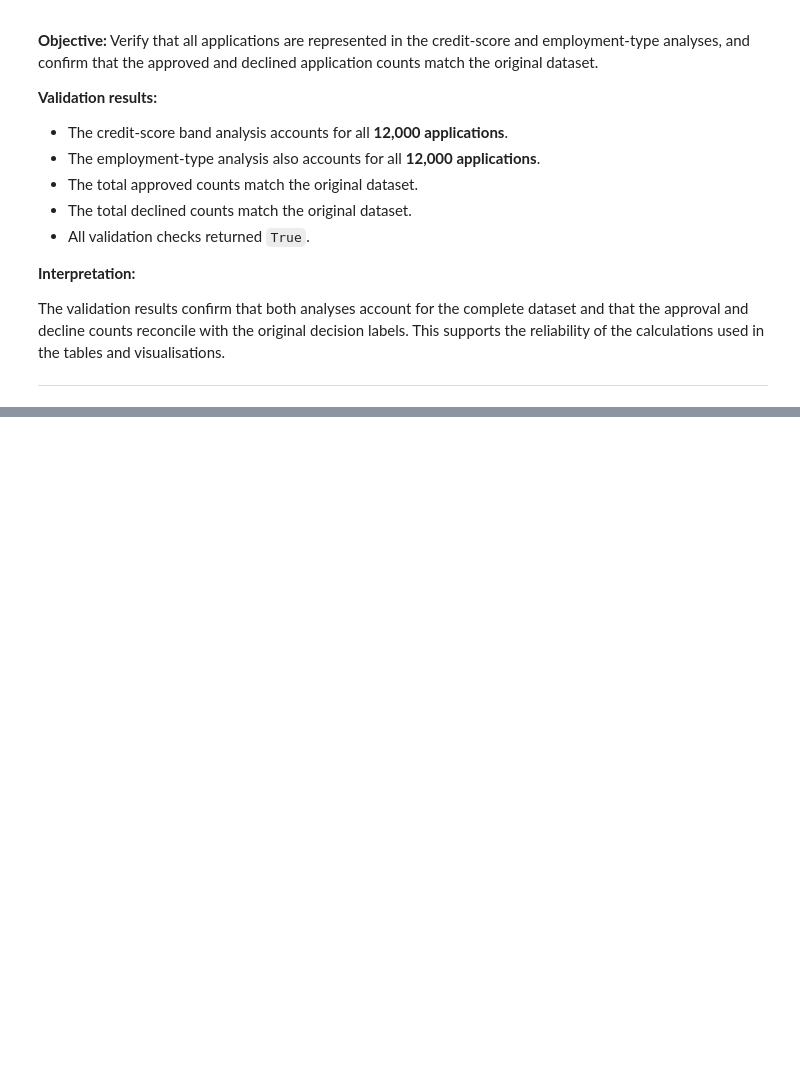
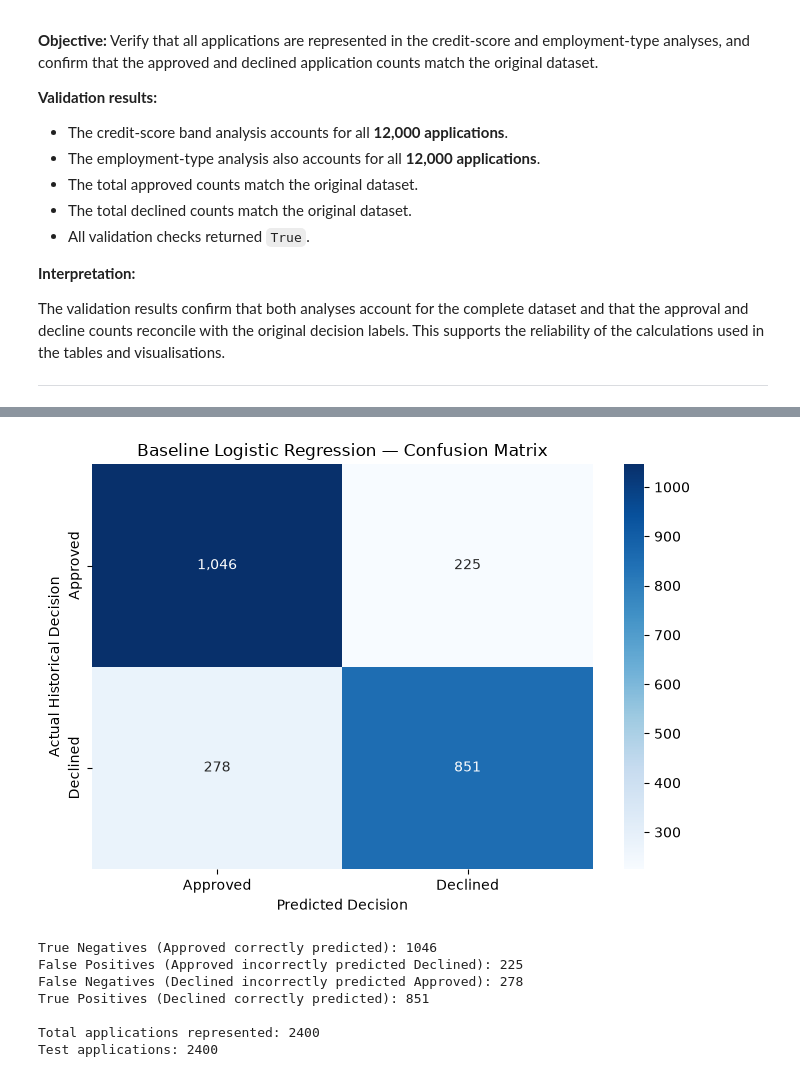
Before and after one commit to rameshworkmail111-stack/Mini_UseCase_02_Credit_Pre-Screening_Engine, a Jupyter notebook: VALLE.RAMESH_MUC02_Path3_Notebook.ipynb, the cells around one changed output, grey strips where cells are left out. Drawn from its saved outputs; the diff is of its cells as text; code cells hidden in the pictures; blank space fills up the shorter version.

```diff
--- a/VALLE.RAMESH_MUC02_Path3_Notebook.ipynb
+++ b/VALLE.RAMESH_MUC02_Path3_Notebook.ipynb
@@ -1182,0 +2213,12 @@ The analysis reveals a strong association between credit score and historical lo
+# %%
+from sklearn.linear_model import LogisticRegression
+
+baseline_model = LogisticRegression(max_iter=1000)
+
+baseline_model.fit(X_train_processed, y_train)
+
+y_pred = baseline_model.predict(X_test_processed)
+
+print("Logistic Regression training completed successfully.")
+print("Number of test predictions:", len(y_pred))
+print("Number of test applications:", len(y_test))
@@ -1182,0 +2303,42 @@ The analysis reveals a strong association between credit score and historical lo
+# %%
+import matplotlib.pyplot as plt
+import seaborn as sns
+from sklearn.metrics import confusion_matrix
+
+cm = confusion_matrix(y_test, y_pred, labels=[0, 1])
+
+tn, fp, fn, tp = cm.ravel()
+
+plt.figure(figsize=(7, 5))
+
+sns.heatmap(
+    cm,
+    annot=True,
+    fmt=",",
+    cmap="Blues",
+    xticklabels=["Approved", "Declined"],
+    yticklabels=["Approved", "Declined"]
+)
+
+plt.title("Baseline Logistic Regression — Confusion Matrix")
+plt.xlabel("Predicted Decision")
+plt.ylabel("Actual Historical Decision")
+plt.tight_layout()
+plt.show()
+
+print("True Negatives (Approved correctly predicted):", tn)
+print("False Positives (Approved incorrectly predicted Declined):", fp)
+print("False Negatives (Declined incorrectly predicted Approved):", fn)
+print("True Positives (Declined correctly predicted):", tp)
+
+print("\nTotal applications represented:", cm.sum())
+print("Test applications:", len(y_test))
+# %% [output]
+[figure, added]
+True Negatives (Approved correctly predicted): 1046
+False Positives (Approved incorrectly predicted Declined): 225
+False Negatives (Declined incorrectly predicted Approved): 278
+True Positives (Declined correctly predicted): 851
+
+Total applications represented: 2400
+Test applications: 2400
```
Also changed, not shown: parts of 88 cells of this notebook.
